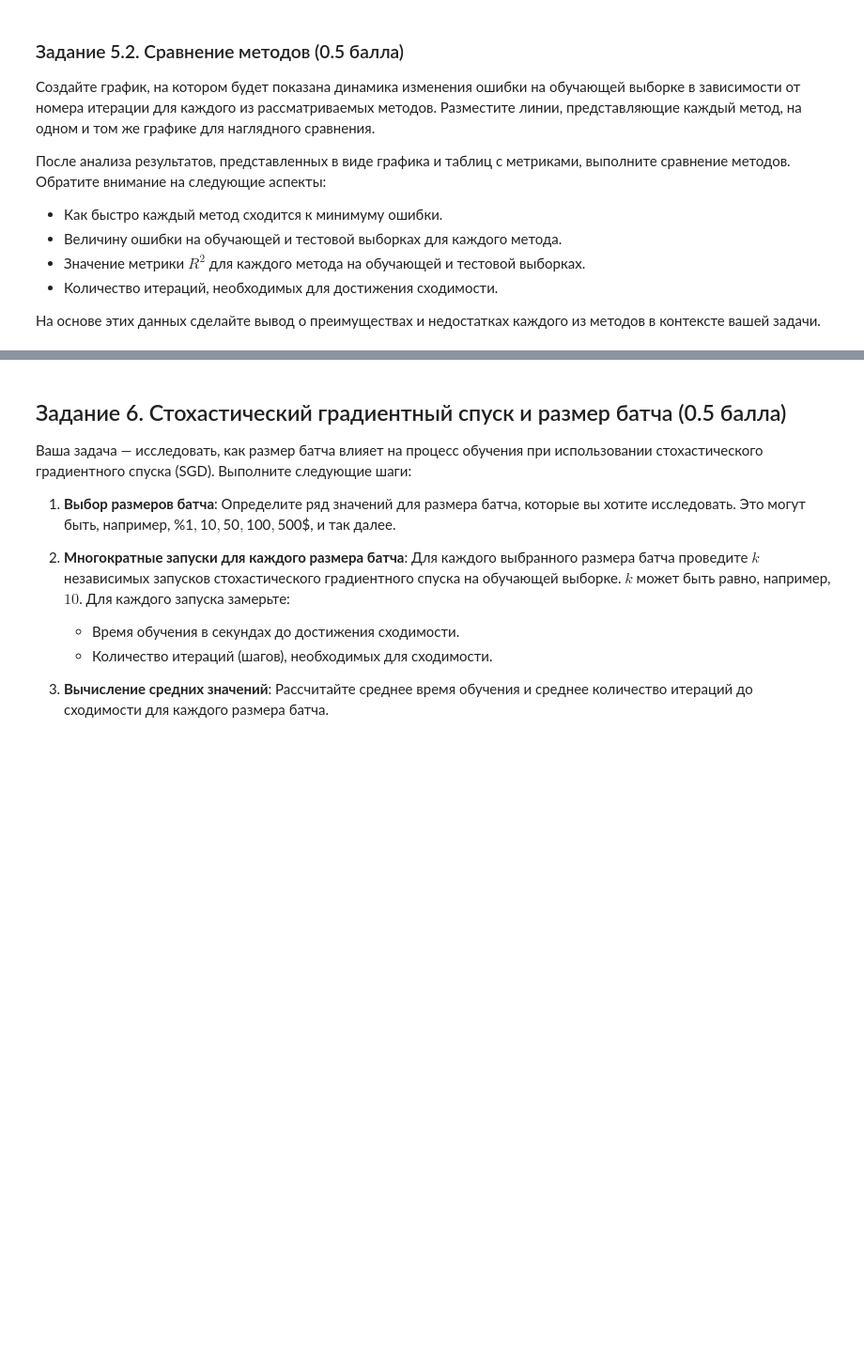
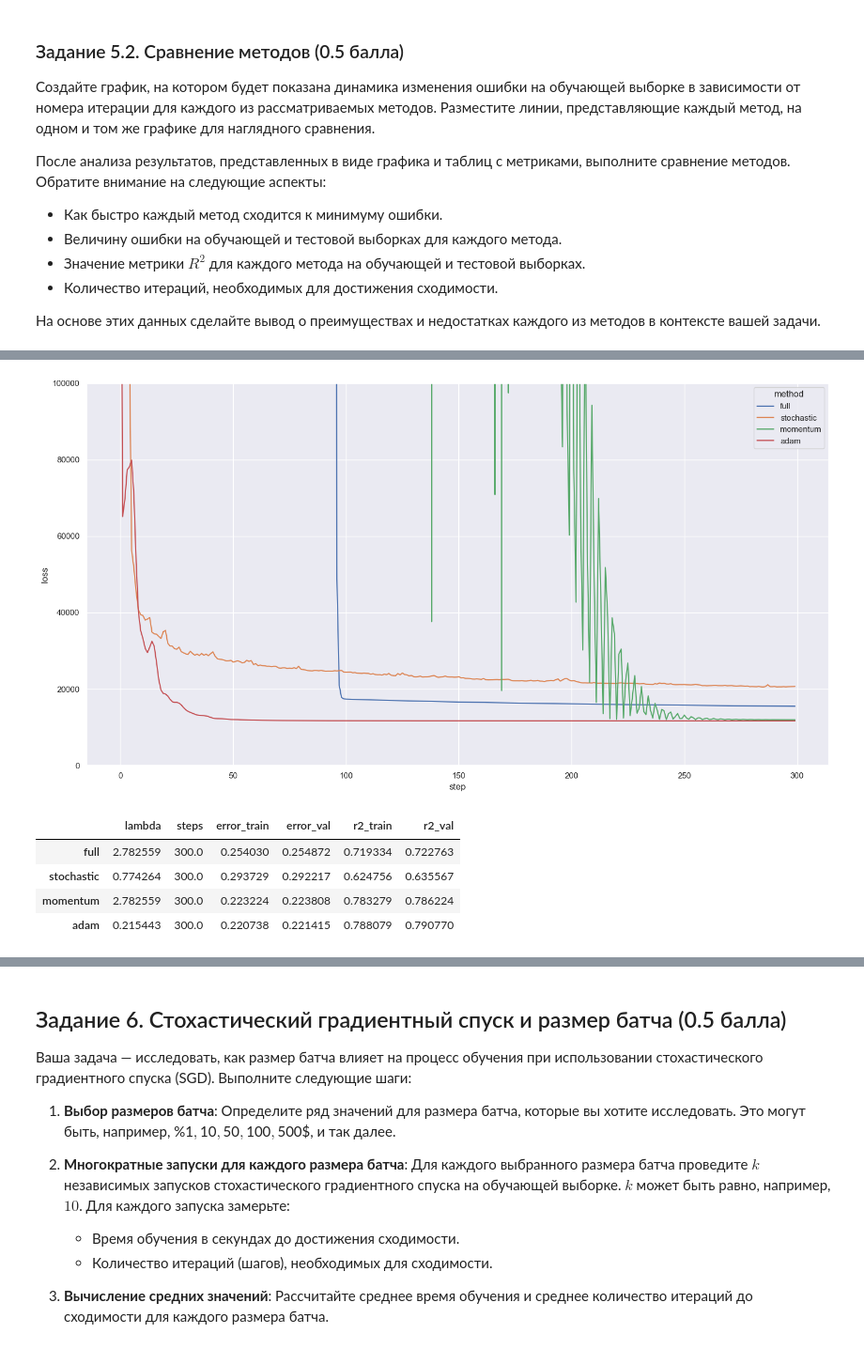
Before and after one commit to ArtemKirk/LAB-4-Gradient-Descent, a Jupyter notebook: ML MAI & SBER. GD. LAB 4.ipynb, the cells around one changed output, grey strips where cells are left out. Shown at 94% size. Drawn from its saved outputs; the diff is of its cells as text; code cells hidden in the pictures; blank space fills up the shorter version.

```diff
--- a/ML MAI & SBER. GD. LAB 4.ipynb
+++ b/ML MAI & SBER. GD. LAB 4.ipynb
@@ -388,7 +388,10 @@ plt.show()
 # %%
 stats = data['log_price'].describe()
 iqr = stats['75%'] - stats['25%']
-cleaned_data = data[(data['log_price'] > stats['25%'] - 1.5 * iqr) & ((data['log_price'] < stats['75%'] + 1.5 * iqr))]
+cleaned_data = data[(data['log_price'] > stats['25%'] - 1.5 * iqr) &
+                     ((data['log_price'] < stats['75%'] + 1.5 * iqr))]
+
+cleaned_data = cleaned_data.reset_index(drop=True)
 # %%
 order = cleaned_data[['brand', 'price']].groupby(['brand']).median().sort_values('price', ascending=False).index
 
@@ -449,11 +452,11 @@ other = []
 
 #╰( ͡☉ ͜ʖ ͡☉ )つ──☆*:・ﾟ   ฅ^•ﻌ•^ฅ   ʕ•ᴥ•ʔ (DAE)
 # %%
-data['bias'] = 1
-other += ['bias']
+#data['bias'] = 1
+#other += ['bias']
 
-x = data[categorical + numeric + other]
-y = data['price']
+x = cleaned_data[categorical + numeric + other]
+y = cleaned_data['log_price']
 # %%
 from sklearn.compose import ColumnTransformer
 from sklearn.preprocessing import OneHotEncoder
@@ -463,7 +466,7 @@ from sklearn.preprocessing import StandardScaler
 column_transformer = ColumnTransformer([
     ('ohe', OneHotEncoder(handle_unknown='ignore'), categorical),
     ('scaling', StandardScaler(), numeric),
-    ('other',  'passthrough', other)
+    ('pass', 'passthrough', other)
 ])
 
 x = column_transformer.fit_transform(x)
@@ -522,0 +797,19 @@ Test: (24119, 311) (24119,)
+# %%
+#╰( ͡☉ ͜ʖ ͡☉ )つ──☆*:・ﾟ   ฅ^•ﻌ•^ฅ   ʕ•ᴥ•ʔ
+
+fig, ax = plt.subplots(figsize=(15, 8))
+
+ax = sns.lineplot(data=methods, y='loss', x='step', hue='method')
+ax.set_ylim(0, 10e4)
+
+plt.tight_layout()
+plt.show()
+
+metrics
+# %% [output]
+[figure, added]
+|  | lambda | steps | error_train | error_val | r2_train | r2_val |
+| full | 2.782559 | 300.0 | 0.254030 | 0.254872 | 0.719334 | 0.722763 |
+| stochastic | 0.774264 | 300.0 | 0.293729 | 0.292217 | 0.624756 | 0.635567 |
+| momentum | 2.782559 | 300.0 | 0.223224 | 0.223808 | 0.783279 | 0.786224 |
+| adam | 0.215443 | 300.0 | 0.220738 | 0.221415 | 0.788079 | 0.790770 |
```
Also changed, not shown: parts of 13 cells of this notebook, 1 other file.
